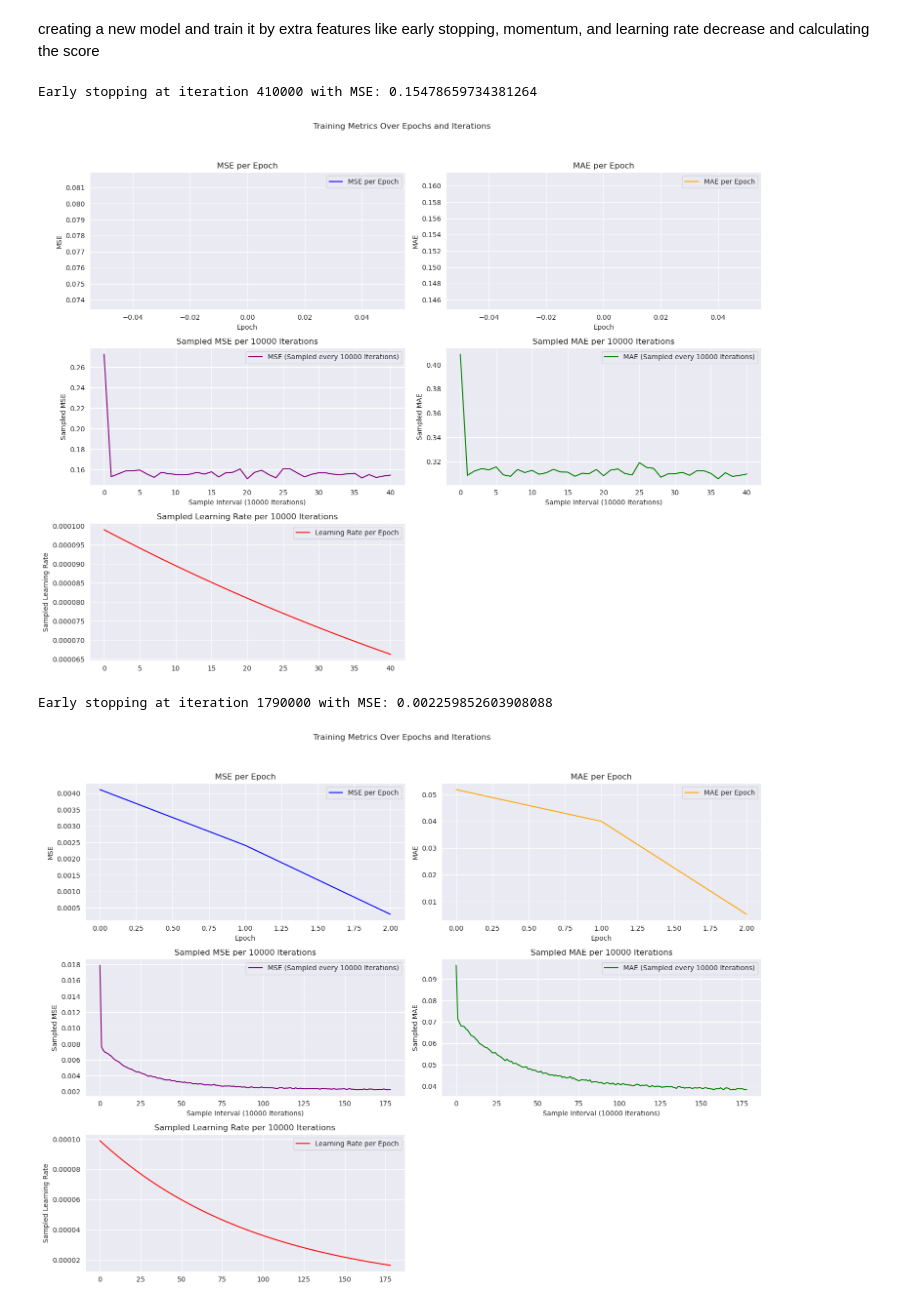
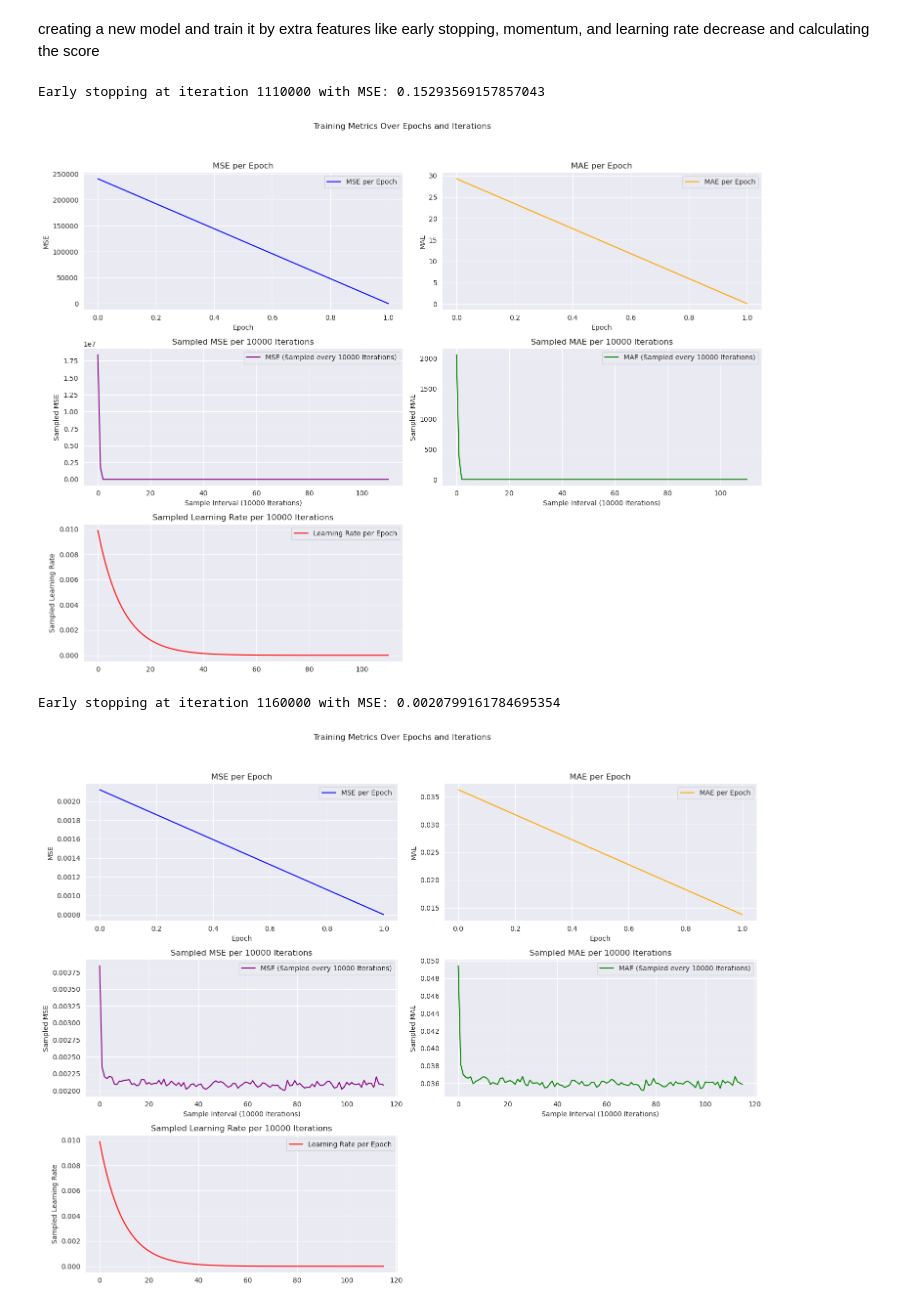
Before and after one commit to danial3000/ai_project, a Jupyter notebook: Phase 1/linear regression/lr.ipynb, the cells around one changed output. Saved outputs shown, nothing was run; the diff lists cells and outputs as text; code cells hidden in the pictures.

```diff
--- a/Phase 1/linear regression/lr.ipynb
+++ b/Phase 1/linear regression/lr.ipynb
@@ -88,6 +88,7 @@ def add_new_features(input_data, effective_column="DeterioratingInfrastructure")
     for col in input_data.columns:
         if col != effective_column and col != "FloodProbability":
             new_data[effective_column + '-' + col] = input_data[col] * input_data[effective_column]
+    new_data = new_data.drop(columns=[effective_column])
     return new_data
 # %% [markdown]
 2 scaler function, both used for scaling datasets
@@ -185,6 +186,8 @@ def linear_regression(epochs_number, initial_learning_rate, intercept, slope, x_
     # early stopping param
     best_mse = float('inf')
     patience_counter = 0
+    best_slope = np.zeros(columns)
+    best_intercept = 0
 
     # learning rate
     learning_rate = initial_learning_rate
@@ -249,6 +252,8 @@ def linear_regression(epochs_number, initial_learning_rate, intercept, slope, x_
                 if current_sample_mse < best_mse:
                     best_mse = current_sample_mse
                     patience_counter = 0
+                    best_slope = slope
+                    best_intercept = intercept
                 else:
                     patience_counter += 1
                     if patience_counter >= patience:
@@ -317,7 +322,7 @@ def linear_regression(epochs_number, initial_learning_rate, intercept, slope, x_
     plt.tight_layout(rect=[0, 0.03, 1, 0.95])
     plt.show()
 
-    return slope, intercept
+    return best_slope, best_intercept
 # %% [markdown]
 training model in the base mode
 # %%
@@ -474,19 +479,19 @@ creating a new model and train it by extra features like early stopping, momentu
 # %%
 weights2 = [np.full(xs[i].shape[1], 0.0, dtype=np.float64) for i in range(len(datasets))]
 biases2 = [0.0 for i in range(len(datasets))]
 
-epochs = 20
+epochs = 30
 result_w2 = weights2.copy()
 result_b2 = biases2.copy()
 for i in range(len(datasets)):
-    result_w2[i], result_b2[i]= linear_regression(epochs_number=epochs, initial_learning_rate=0.0001, intercept=biases2[i], slope=weights2[i], x_train=xs[i], y_train=ys[i], momentum=0.5, patience=20, regularization_param=0.0, lr_decrease=.99, iteration_sample=10000)
+    result_w2[i], result_b2[i]= linear_regression(epochs_number=epochs, initial_learning_rate=0.011, intercept=biases2[i], slope=weights2[i], x_train=xs[i], y_train=ys[i], momentum=0.5, patience=40, regularization_param=0.0, lr_decrease=.9, iteration_sample=10000)
 
 
 predicted_test2 = []
 for i in range(len(datasets)):
     predicted_test2.append(predict(xs_test[i], ys_test[i], result_w2[i], result_b2[i]))
 # %% [output]
-Early stopping at iteration 410000 with MSE: 0.15478659734381264
+Early stopping at iteration 1110000 with MSE: 0.15293569157857043
-[figure, old version]
+[figure, new version]
-Early stopping at iteration 1790000 with MSE: 0.002259852603908088
+Early stopping at iteration 1160000 with MSE: 0.0020799161784695354
-[figure, old version]
+[figure, new version]
```
Also changed, not shown: parts of 7 cells of this notebook.
